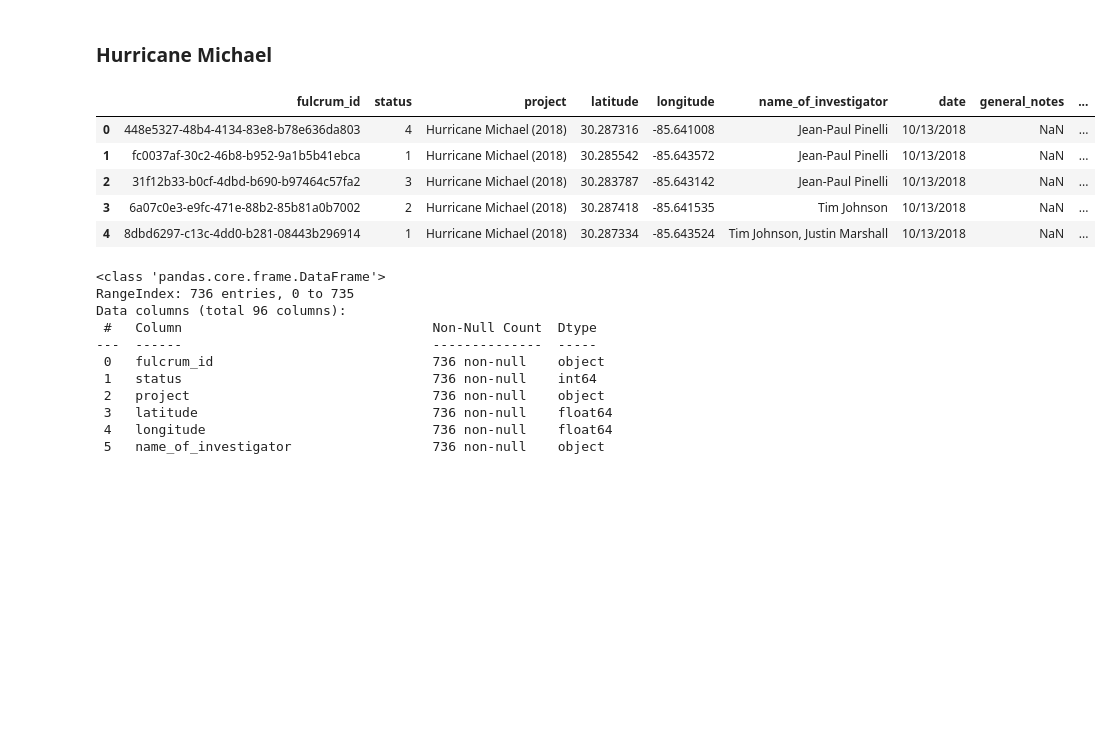
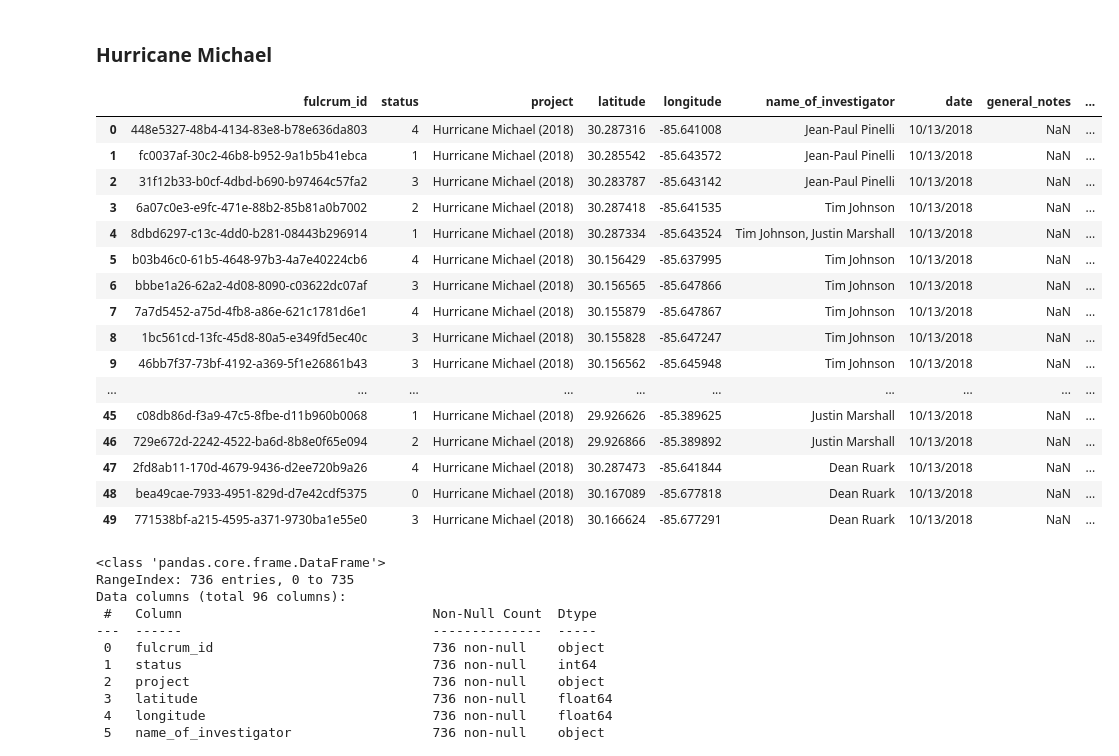
Before and after one commit to easyesplat/BRG_MongoDB_Scripts, a Jupyter notebook: Data_Exploration/hurricane_data_exploration.ipynb, the cells around one changed output. Drawn from its saved outputs; the diff is of its cells as text; code cells hidden in the pictures; blank space fills up the shorter version.

```diff
--- a/Data_Exploration/hurricane_data_exploration.ipynb
+++ b/Data_Exploration/hurricane_data_exploration.ipynb
@@ -7,14 +7,25 @@ pd.set_option('display.max_columns', None)
 ### Hurricane Michael
 # %%
 michael_building_data = pd.read_csv("../Data/Hurricane_Michael/HM_D2D_Building.csv")
-michael_building_data.head()
+michael_building_data.head(50)
 # %% [output]
 |  | fulcrum_id | status | project | latitude | longitude | name_of_investigator | date | general_notes | ... |
 | 0 | 448e5327-48b4-4134-83e8-b78e636da803 | 4 | Hurricane Michael (2018) | 30.287316 | -85.641008 | Jean-Paul Pinelli | 10/13/2018 | NaN | ... |
 | 1 | fc0037af-30c2-46b8-b952-9a1b5b41ebca | 1 | Hurricane Michael (2018) | 30.285542 | -85.643572 | Jean-Paul Pinelli | 10/13/2018 | NaN | ... |
 | 2 | 31f12b33-b0cf-4dbd-b690-b97464c57fa2 | 3 | Hurricane Michael (2018) | 30.283787 | -85.643142 | Jean-Paul Pinelli | 10/13/2018 | NaN | ... |
 | 3 | 6a07c0e3-e9fc-471e-88b2-85b81a0b7002 | 2 | Hurricane Michael (2018) | 30.287418 | -85.641535 | Tim Johnson | 10/13/2018 | NaN | ... |
 | 4 | 8dbd6297-c13c-4dd0-b281-08443b296914 | 1 | Hurricane Michael (2018) | 30.287334 | -85.643524 | Tim Johnson, Justin Marshall | 10/13/2018 | NaN | ... |
+| 5 | b03b46c0-61b5-4648-97b3-4a7e40224cb6 | 4 | Hurricane Michael (2018) | 30.156429 | -85.637995 | Tim Johnson | 10/13/2018 | NaN | ... |
+| 6 | bbbe1a26-62a2-4d08-8090-c03622dc07af | 3 | Hurricane Michael (2018) | 30.156565 | -85.647866 | Tim Johnson | 10/13/2018 | NaN | ... |
+| 7 | 7a7d5452-a75d-4fb8-a86e-621c1781d6e1 | 4 | Hurricane Michael (2018) | 30.155879 | -85.647867 | Tim Johnson | 10/13/2018 | NaN | ... |
+| 8 | 1bc561cd-13fc-45d8-80a5-e349fd5ec40c | 3 | Hurricane Michael (2018) | 30.155828 | -85.647247 | Tim Johnson | 10/13/2018 | NaN | ... |
+| 9 | 46bb7f37-73bf-4192-a369-5f1e26861b43 | 3 | Hurricane Michael (2018) | 30.156562 | -85.645948 | Tim Johnson | 10/13/2018 | NaN | ... |
+| ... | ... | ... | ... | ... | ... | ... | ... | ... | ... |
+| 45 | c08db86d-f3a9-47c5-8fbe-d11b960b0068 | 1 | Hurricane Michael (2018) | 29.926626 | -85.389625 | Justin Marshall | 10/13/2018 | NaN | ... |
+| 46 | 729e672d-2242-4522-ba6d-8b8e0f65e094 | 2 | Hurricane Michael (2018) | 29.926866 | -85.389892 | Justin Marshall | 10/13/2018 | NaN | ... |
+| 47 | 2fd8ab11-170d-4679-9436-d2ee720b9a26 | 4 | Hurricane Michael (2018) | 30.287473 | -85.641844 | Dean Ruark | 10/13/2018 | NaN | ... |
+| 48 | bea49cae-7933-4951-829d-d7e42cdf5375 | 0 | Hurricane Michael (2018) | 30.167089 | -85.677818 | Dean Ruark | 10/13/2018 | NaN | ... |
+| 49 | 771538bf-a215-4595-a371-9730ba1e55e0 | 3 | Hurricane Michael (2018) | 30.166624 | -85.677291 | Dean Ruark | 10/13/2018 | NaN | ... |
 # %%
 michael_building_data.info()
 # %% [output]
```
Also changed, not shown: parts of 4 cells of this notebook, 8 other files.
